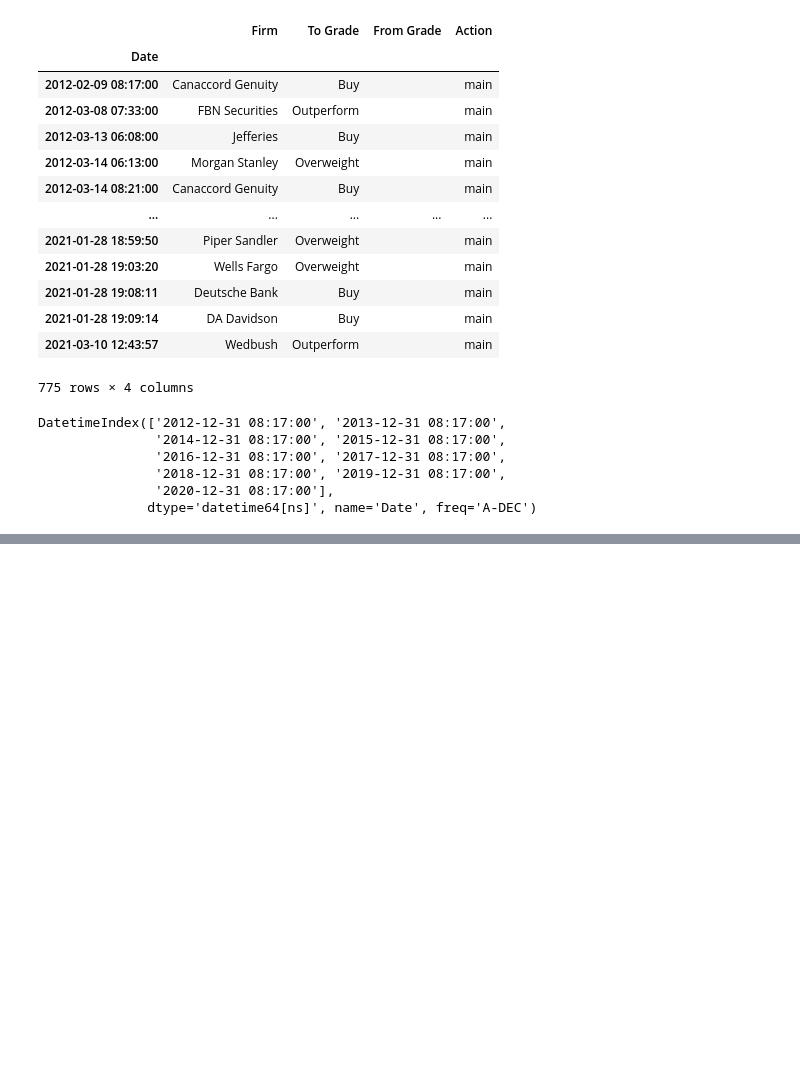
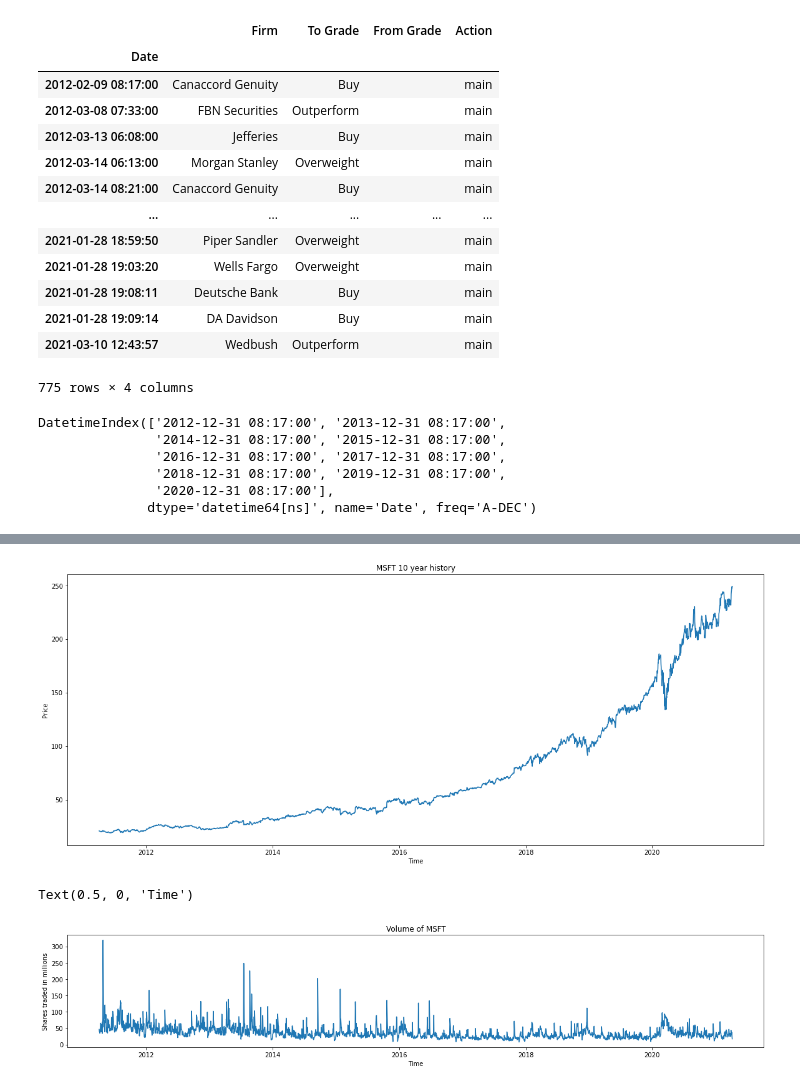
Before and after one commit to ryanhhogan3/financialintel, a Jupyter notebook: Outlines.ipynb, the cells around one changed output, grey strips where cells are left out. Saved outputs shown, nothing was run; the diff lists cells and outputs as text; code cells hidden in the pictures; blank space fills up the shorter version.

Commit message:
Dividend Capture

```diff
--- a/Outlines.ipynb
+++ b/Outlines.ipynb
@@ -266,0 +290,8 @@ DatetimeIndex(['2012-12-31 08:17:00', '2013-12-31 08:17:00',
+# %%
+# income statement data
+ticker = 'MSFT'
+financials = YahooFinancials(ticker)
+
+income_stmt = financials.get_financial_stmts('annual', 'income')
+
+income_stmt
@@ -266,0 +368,31 @@ DatetimeIndex(['2012-12-31 08:17:00', '2013-12-31 08:17:00',
+# %%
+# Retrives stock history with dividends highlighted
+
+tick = yf.Ticker(ticker)
+stock_hist = tick.history(period='10Y')
+adj_stock_hist = stock_hist[['Close', 'Volume', 'Dividends']]
+close = adj_stock_hist['Close']
+volume = adj_stock_hist['Volume']
+dividends = adj_stock_hist['Dividends']
+
+# Plotting the data
+    # size of plot (needs work)
+plt.figure(figsize=(20,8))
+    # content of plot
+plt.plot(close)
+    # set plot title, x-label, y-label
+plt.title(('{} 10 year history').format(ticker))
+plt.xlabel('Time')
+plt.ylabel('Price')
+plt.show()
+
+# Volume plot
+plt.figure(figsize=(20,3.3))
+plt.plot(volume/1000000)
+plt.title(('Volume of {}').format(ticker))
+plt.ylabel('Shares traded in millions')
+plt.xlabel('Time')
+# %% [output]
+[figure, added]
+Text(0.5, 0, 'Time')
+[figure, added]
```
Also changed, not shown: parts of 8 cells of this notebook.
